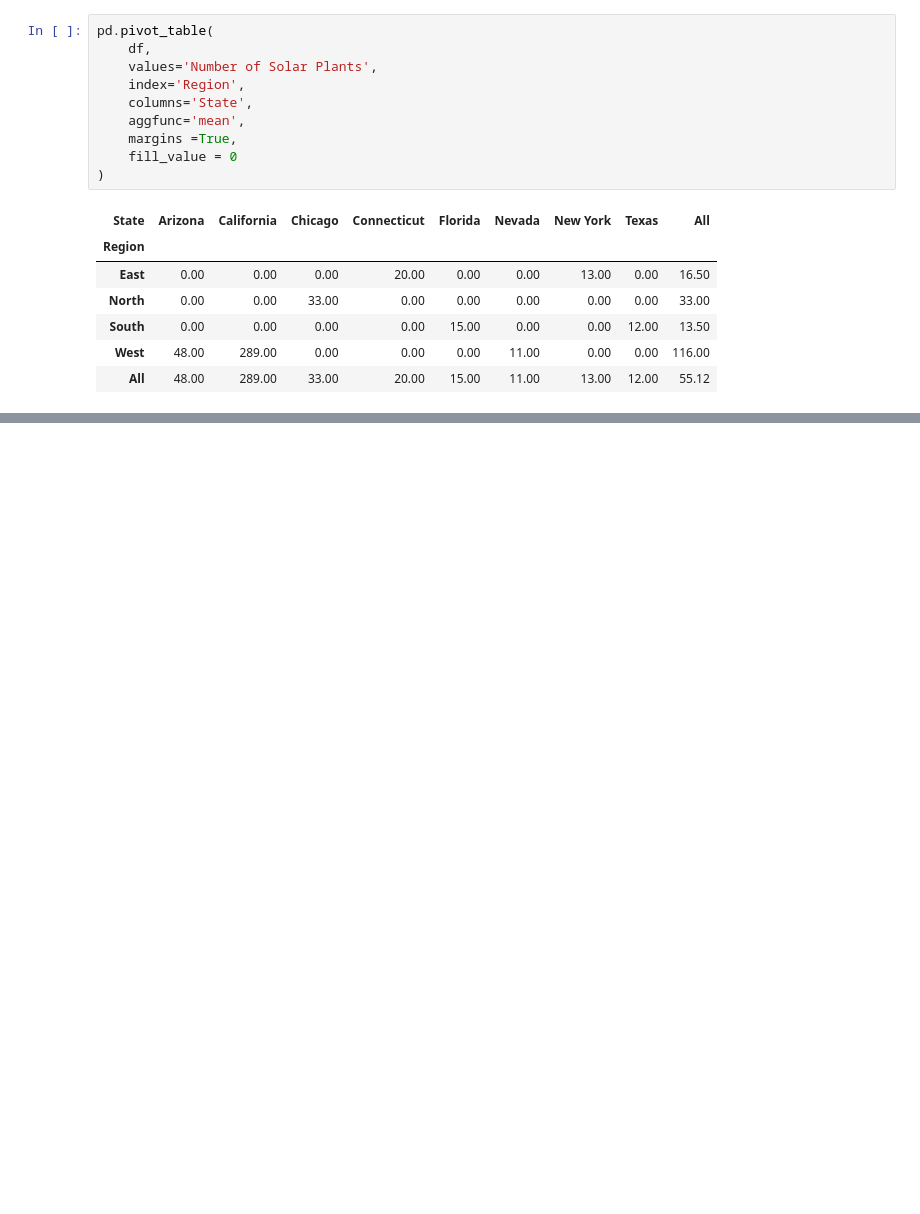
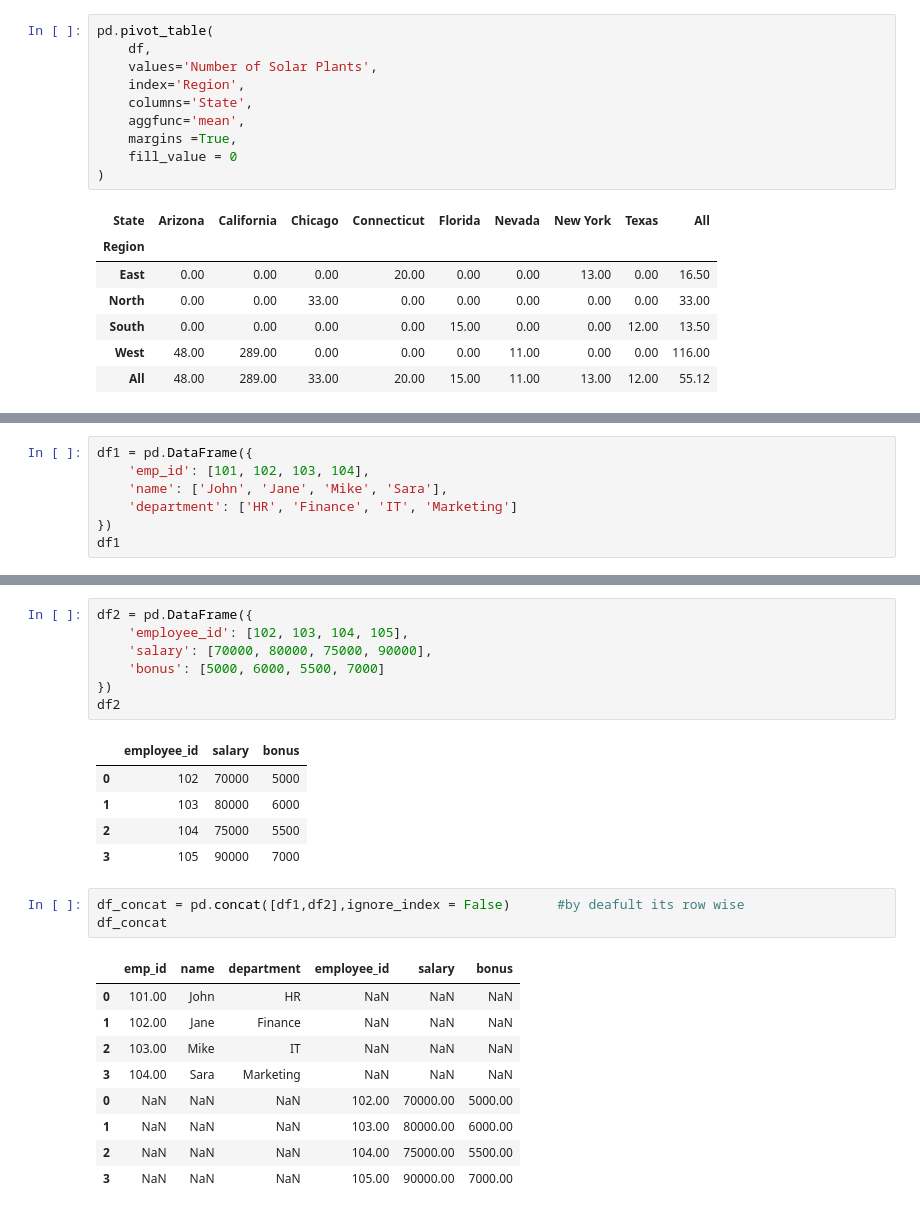
Before and after one commit to aishwarya-12/Anaconda_pratice, a Jupyter notebook: pandas_practice.ipynb, the cells around one changed output, grey strips where cells are left out. Drawn from its saved outputs; the diff is of its cells as text; blank space fills up the shorter version.

```diff
--- a/pandas_practice.ipynb
+++ b/pandas_practice.ipynb
@@ -554,0 +663,7 @@ pd.pivot_table(
+# %%
+df1 = pd.DataFrame({
+    'emp_id': [101, 102, 103, 104],
+    'name': ['John', 'Jane', 'Mike', 'Sara'],
+    'department': ['HR', 'Finance', 'IT', 'Marketing']
+})
+df1
@@ -554,0 +676,26 @@ pd.pivot_table(
+# %%
+df2 = pd.DataFrame({
+    'employee_id': [102, 103, 104, 105],
+    'salary': [70000, 80000, 75000, 90000],
+    'bonus': [5000, 6000, 5500, 7000]
+})
+df2
+# %% [output]
+|  | employee_id | salary | bonus |
+| 0 | 102 | 70000 | 5000 |
+| 1 | 103 | 80000 | 6000 |
+| 2 | 104 | 75000 | 5500 |
+| 3 | 105 | 90000 | 7000 |
+# %%
+df_concat = pd.concat([df1,df2],ignore_index = False)      #by deafult its row wise
+df_concat
+# %% [output]
+|  | emp_id | name | department | employee_id | salary | bonus |
+| 0 | 101.00 | John | HR | NaN | NaN | NaN |
+| 1 | 102.00 | Jane | Finance | NaN | NaN | NaN |
+| 2 | 103.00 | Mike | IT | NaN | NaN | NaN |
+| 3 | 104.00 | Sara | Marketing | NaN | NaN | NaN |
+| 0 | NaN | NaN | NaN | 102.00 | 70000.00 | 5000.00 |
+| 1 | NaN | NaN | NaN | 103.00 | 80000.00 | 6000.00 |
+| 2 | NaN | NaN | NaN | 104.00 | 75000.00 | 5500.00 |
+| 3 | NaN | NaN | NaN | 105.00 | 90000.00 | 7000.00 |
```
Also changed, not shown: parts of 28 cells of this notebook.
